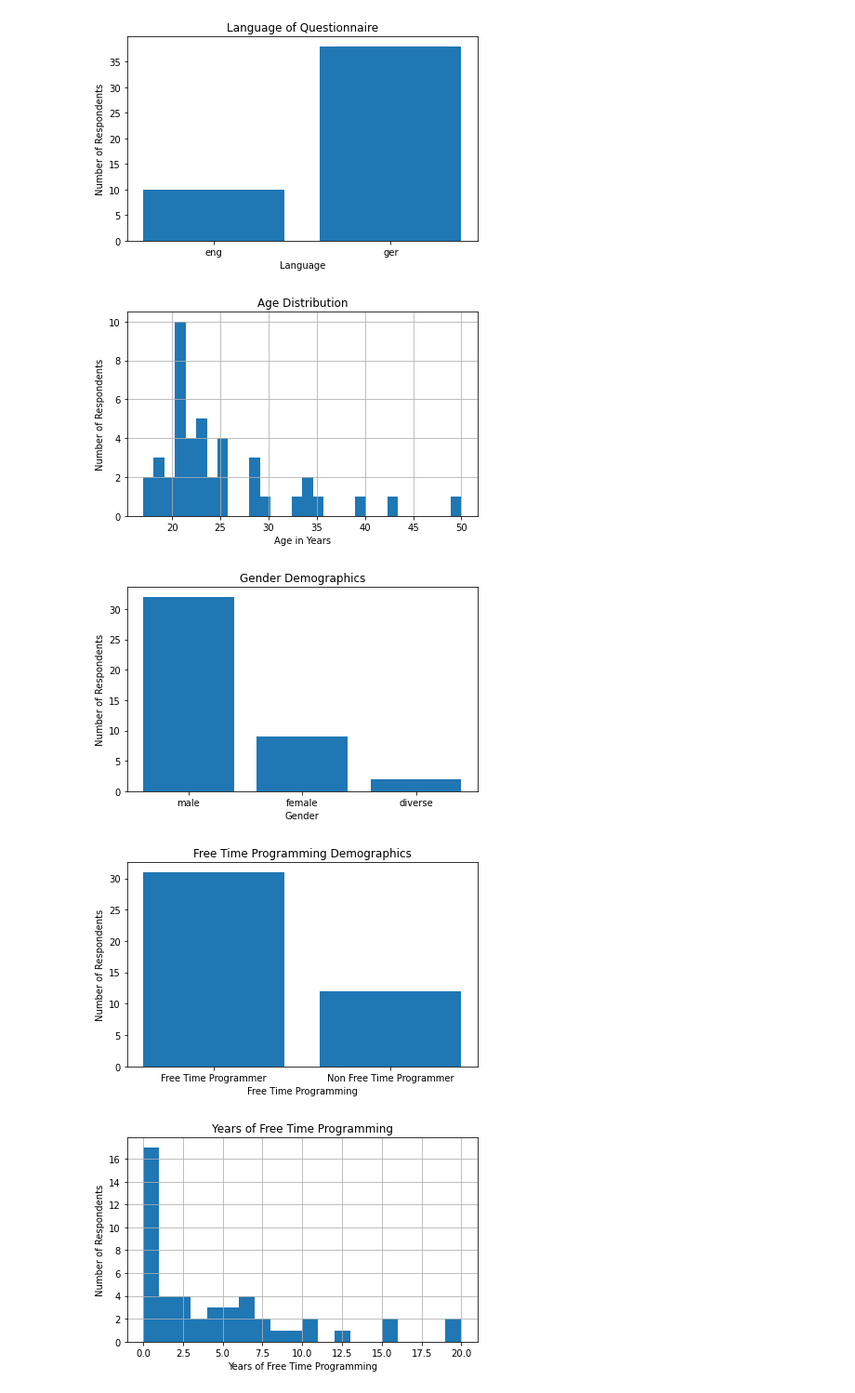
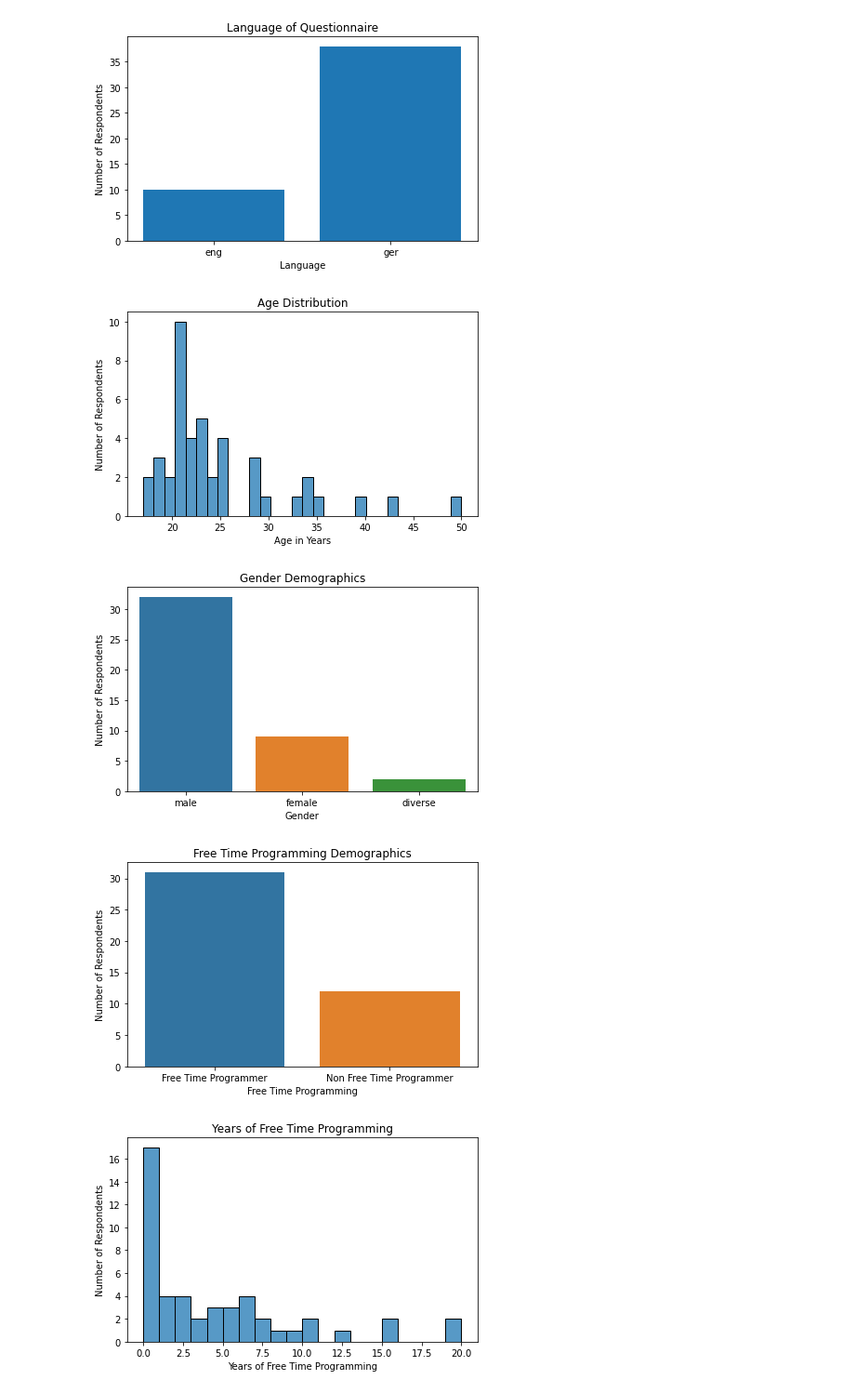
Before and after one commit to Sonaion/bachelor-arbeit, a Jupyter notebook: DataEvaluation/Demographics_01.ipynb, the cells around one changed output. Shown at 93% size. Drawn from its saved outputs; the diff is of its cells as text; code cells hidden in the pictures.

```diff
--- a/DataEvaluation/Demographics_01.ipynb
+++ b/DataEvaluation/Demographics_01.ipynb
@@ -120,7 +127,7 @@ plt.show()
 [figure]
 # %%
 #plot the age distribution
-axs = df.hist(column='ST03_01', bins=30)
+sns.histplot(x='ST03_01', data=df, bins=30)
 plt.title("Age Distribution")
 plt.xlabel("Age in Years")
 plt.ylabel("Number of Respondents")
@@ -128,14 +135,14 @@ plt.tight_layout()
 plt.savefig('./results/demographics/demographics_age.pdf')
 plt.show()
 # %% [output]
-[figure, old version]
+[figure, new version]
 # %%
 # plot the gender of the participants
 x = ["male", "female", "diverse"]
 y = [len(df[(df["ST03_02"] == "m") | (df["ST03_02"] == "M")]),
      len(df[(df["ST03_02"] == "f") | (df["ST03_02"] == "w")]),
      len(df[(df["ST03_02"] == "d") | (df["ST03_02"] == "D")])]
-plt.bar(x, y)
+sns.barplot(x=x, y=y)
 plt.title("Gender Demographics")
 plt.xlabel("Gender")
 plt.ylabel("Number of Respondents")
@@ -143,13 +150,13 @@ plt.tight_layout()
 plt.savefig('./results/demographics/demographics_gender.pdf')
 plt.show()
 # %% [output]
-[figure, old version]
+[figure, new version]
 # %%
 # plot if the participant programs in their free time
 x = ["Free Time Programmer", "Non Free Time Programmer"]
 y = [len(df[(df["ST03_06"] == "j") | (df["ST03_06"] == "J") | (df["ST03_06"] == "y") | (df["ST03_06"] == "Y")]),
      len(df[(df["ST03_06"] == "n") | (df["ST03_06"] == "N")])]
-plt.bar(x, y)
+sns.barplot(x=x, y=y)
 plt.title("Free Time Programming Demographics")
 plt.xlabel("Free Time Programming")
 plt.ylabel("Number of Respondents")
@@ -157,23 +164,23 @@ plt.tight_layout()
 plt.savefig('./results/demographics/demographics_free_time_programming.pdf')
 plt.show()
 # %% [output]
-[figure, old version]
+[figure, new version]
 # %%
 df["ST03_03"] = df["ST03_03"]\
     .astype(str)\
     .apply(lambda x: re.findall(r'\d+', x)[0] if len(re.findall(r'\d+', x)) > 0 else np.nan)\
     .fillna(0)\
     .astype(int)
 # create histogram of ST03_03
-axs = df.hist(column='ST03_03', bins=20)
+sns.histplot(x='ST03_03', data=df, bins=20)
 plt.title("Years of Free Time Programming")
 plt.xlabel("Years of Free Time Programming")
 plt.ylabel("Number of Respondents")
 plt.tight_layout()
 plt.savefig('./results/demographics/demographics_free_time_programming_years.pdf')
 plt.show()
 # %% [output]
-[figure, old version]
+[figure, new version]
 # %%
 # plot if the participant is in university
 x = ["In University", "Not In University"]
```
Also changed, not shown: parts of 14 cells of this notebook.
